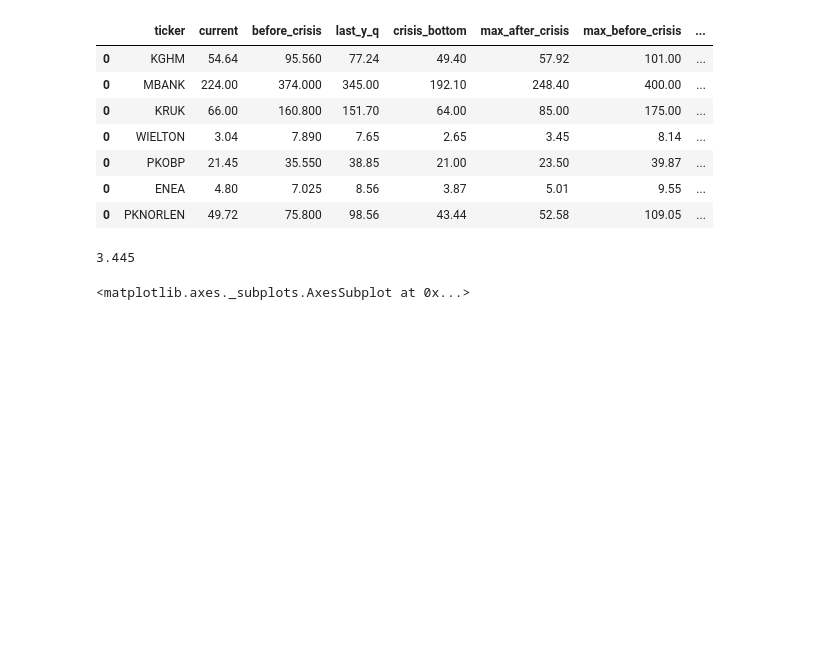
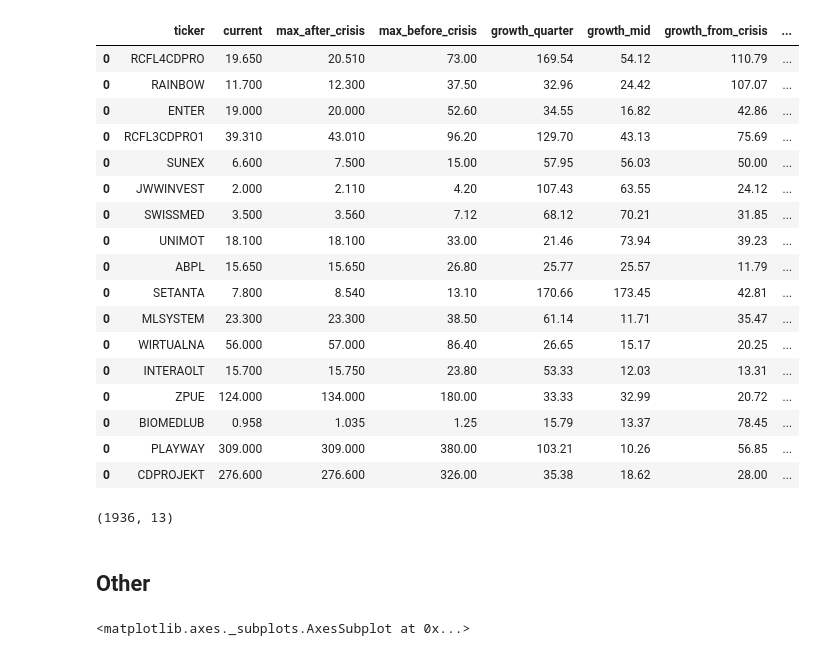
Before and after one commit to showeye/wse_analytics, a Jupyter notebook: bossa.ipynb, the cells around one changed output. Cells and saved outputs as stored; diff of their text form; code cells hidden in the pictures; blank space fills up the shorter version.

```diff
--- a/bossa.ipynb
+++ b/bossa.ipynb
@@ -79,14 +97,15 @@ before_crisis = '2020-02-17'
 top_bottom = '2020-03-12'
 new_year = '2020-01-01'
 last_y_quarter = '2019-10-01'
+last_y_mid = '2019-06-03'
 
-df_cols = ['ticker', 'current', 'before_crisis', 'last_y_q',
+df_cols = ['ticker', 'current', 'before_crisis', 'last_y_q', 'last_y_mid',
            'crisis_bottom',
            'max_after_crisis', 'max_before_crisis']
 # %%
 dfres = pd.DataFrame(columns=df_cols)
-for w in watch_af:
-    df = pd.read_csv(f'data/{w}.mst')
+for w in tqdm(all_files):
+    df = pd.read_csv(f'data/{w}')
 
     df.columns = [str(c).replace('<','') for c in df.columns]
     df.columns = [str(c).replace('>','') for c in df.columns]
@@ -101,6 +120,7 @@ for w in watch_af:
                     df.loc[:,'CLOSE'].tail(1).values[0],
                     df.loc[df.index == before_crisis ,'CLOSE'].max(),
                     df.loc[df.index == last_y_quarter ,'CLOSE'].max(),
+                           df.loc[df.index == last_y_mid,'CLOSE'].max(),
                     df.loc[(df.index >= top_bottom) & (df.index <= today),'CLOSE'].min(),
                     df.loc[df.index > top_bottom ,'CLOSE'].max(),
                     df.loc[(df.index >= last_y_quarter) & (df.index <= before_crisis),'CLOSE'].max()
@@ -109,24 +129,40 @@ for w in watch_af:
                                     columns=df_cols)], axis = 0)
 # %%
 dfres.loc[:,'growth_quarter'] = round(dfres.loc[:,'before_crisis'] * 100 / dfres.loc[:,'last_y_q'] - 100, 2)
+dfres.loc[:,'growth_mid'] = round(dfres.loc[:,'last_y_q'] * 100 / dfres.loc[:,'last_y_mid'] - 100, 2)
 dfres.loc[:,'growth_from_crisis'] = round(dfres.loc[:,'max_after_crisis'] * 100 / dfres.loc[:,'crisis_bottom'] - 100, 2)
 dfres.loc[:,'growth_current'] = round(dfres.loc[:,'current'] * 100 / dfres.loc[:,'crisis_bottom'] - 100, 2)
 dfres.loc[:,'drop_current'] = round(dfres.loc[:,'current'] * 100 / dfres.loc[:,'max_before_crisis'] - 100, 2)
-# %%
-dfres.sort_values('growth_quarter', ascending=False)
-# %% [output]
-|  | ticker | current | before_crisis | last_y_q | crisis_bottom | max_after_crisis | max_before_crisis | ... |
-| 0 | KGHM | 54.64 | 95.560 | 77.24 | 49.40 | 57.92 | 101.00 | ... |
-| 0 | MBANK | 224.00 | 374.000 | 345.00 | 192.10 | 248.40 | 400.00 | ... |
-| 0 | KRUK | 66.00 | 160.800 | 151.70 | 64.00 | 85.00 | 175.00 | ... |
-| 0 | WIELTON | 3.04 | 7.890 | 7.65 | 2.65 | 3.45 | 8.14 | ... |
-| 0 | PKOBP | 21.45 | 35.550 | 38.85 | 21.00 | 23.50 | 39.87 | ... |
-| 0 | ENEA | 4.80 | 7.025 | 8.56 | 3.87 | 5.01 | 9.55 | ... |
-| 0 | PKNORLEN | 49.72 | 75.800 | 98.56 | 43.44 | 52.58 | 109.05 | ... |
-# %%
-2.65*0.3 + 2.65
-# %% [output]
-3.445
+# %%
+dfres.loc[(dfres.growth_quarter > 10) &
+         (dfres.growth_mid > 10) &
+          (dfres.drop_current < -15) &
+          (dfres.growth_current > 10),:].sort_values('drop_current', ascending=True).iloc[:,[0,1, 6,7,8,9,10,11,12]]
+# %% [output]
+|  | ticker | current | max_after_crisis | max_before_crisis | growth_quarter | growth_mid | growth_from_crisis | ... |
+| 0 | RCFL4CDPRO | 19.650 | 20.510 | 73.00 | 169.54 | 54.12 | 110.79 | ... |
+| 0 | RAINBOW | 11.700 | 12.300 | 37.50 | 32.96 | 24.42 | 107.07 | ... |
+| 0 | ENTER | 19.000 | 20.000 | 52.60 | 34.55 | 16.82 | 42.86 | ... |
+| 0 | RCFL3CDPRO1 | 39.310 | 43.010 | 96.20 | 129.70 | 43.13 | 75.69 | ... |
+| 0 | SUNEX | 6.600 | 7.500 | 15.00 | 57.95 | 56.03 | 50.00 | ... |
+| 0 | JWWINVEST | 2.000 | 2.110 | 4.20 | 107.43 | 63.55 | 24.12 | ... |
+| 0 | SWISSMED | 3.500 | 3.560 | 7.12 | 68.12 | 70.21 | 31.85 | ... |
+| 0 | UNIMOT | 18.100 | 18.100 | 33.00 | 21.46 | 73.94 | 39.23 | ... |
+| 0 | ABPL | 15.650 | 15.650 | 26.80 | 25.77 | 25.57 | 11.79 | ... |
+| 0 | SETANTA | 7.800 | 8.540 | 13.10 | 170.66 | 173.45 | 42.81 | ... |
+| 0 | MLSYSTEM | 23.300 | 23.300 | 38.50 | 61.14 | 11.71 | 35.47 | ... |
+| 0 | WIRTUALNA | 56.000 | 57.000 | 86.40 | 26.65 | 15.17 | 20.25 | ... |
+| 0 | INTERAOLT | 15.700 | 15.750 | 23.80 | 53.33 | 12.03 | 13.31 | ... |
+| 0 | ZPUE | 124.000 | 134.000 | 180.00 | 33.33 | 32.99 | 20.72 | ... |
+| 0 | BIOMEDLUB | 0.958 | 1.035 | 1.25 | 15.79 | 13.37 | 78.45 | ... |
+| 0 | PLAYWAY | 309.000 | 309.000 | 380.00 | 103.21 | 10.26 | 56.85 | ... |
+| 0 | CDPROJEKT | 276.600 | 276.600 | 326.00 | 35.38 | 18.62 | 28.00 | ... |
+# %%
+dfres.shape
+# %% [output]
+(1936, 13)
+# %% [markdown]
+## Other
 # %%
 df = pd.read_csv('data/KGHM.mst')
 
```
Also changed, not shown: parts of 8 cells of this notebook.
